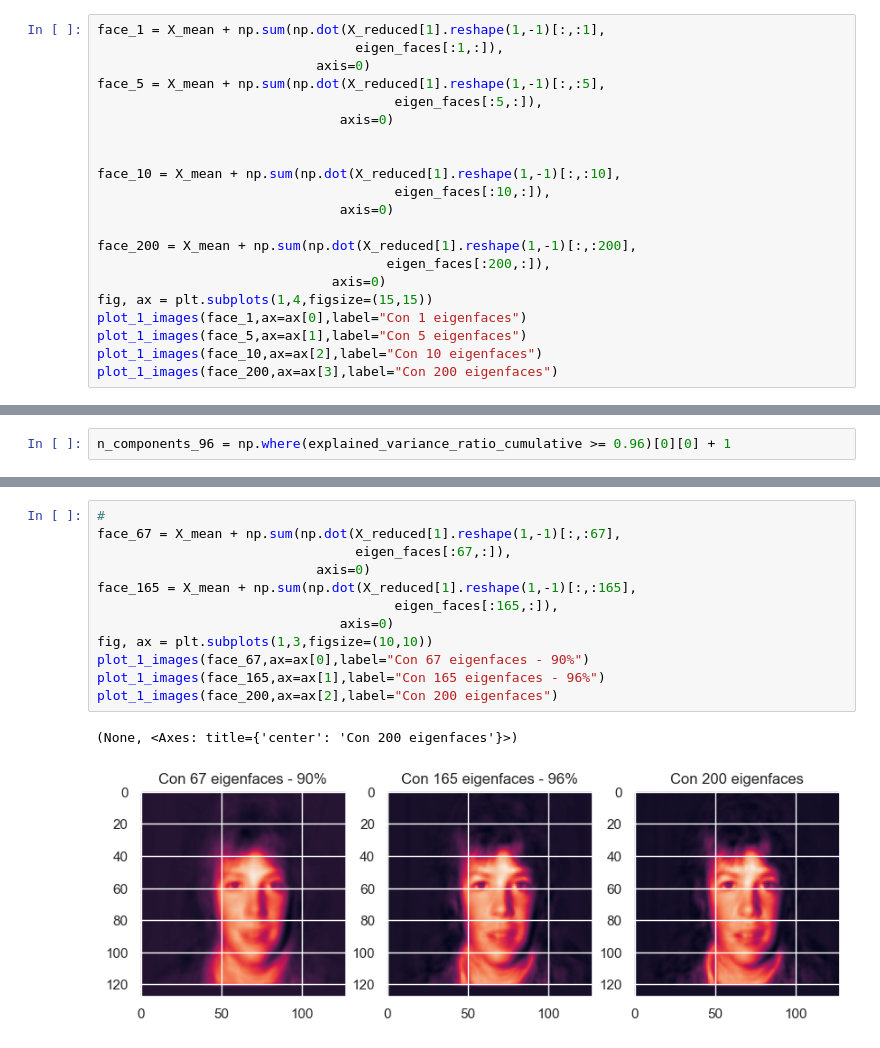
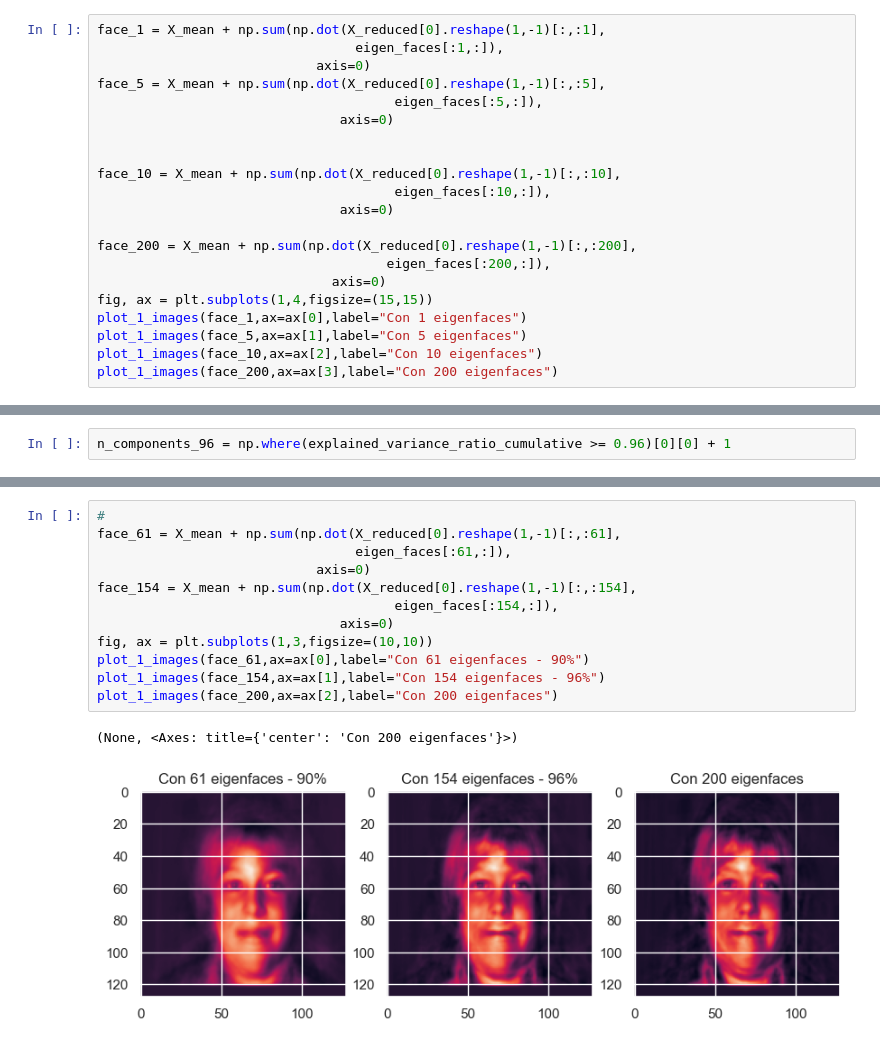
Before and after one commit to MiguelRiosT/Estadistica3_2023-2, a Jupyter notebook: Tarea2/Punto1PCA.ipynb, the cells around one changed output, grey strips where cells are left out. Saved outputs shown, nothing was run; the diff lists cells and outputs as text.

```diff
--- a/Tarea2/Punto1PCA.ipynb
+++ b/Tarea2/Punto1PCA.ipynb
@@ -146,17 +152,17 @@ plot_1_images(X_mean + face_1.sum(axis=0) )
 # %%
-face_1 = X_mean + np.sum(np.dot(X_reduced[1].reshape(1,-1)[:,:1],
+face_1 = X_mean + np.sum(np.dot(X_reduced[0].reshape(1,-1)[:,:1],
                                  eigen_faces[:1,:]),
                             axis=0)
-face_5 = X_mean + np.sum(np.dot(X_reduced[1].reshape(1,-1)[:,:5],
+face_5 = X_mean + np.sum(np.dot(X_reduced[0].reshape(1,-1)[:,:5],
                                       eigen_faces[:5,:]),
                                axis=0)
 
 
-face_10 = X_mean + np.sum(np.dot(X_reduced[1].reshape(1,-1)[:,:10],
+face_10 = X_mean + np.sum(np.dot(X_reduced[0].reshape(1,-1)[:,:10],
                                       eigen_faces[:10,:]),
                                axis=0)
 
-face_200 = X_mean + np.sum(np.dot(X_reduced[1].reshape(1,-1)[:,:200],
+face_200 = X_mean + np.sum(np.dot(X_reduced[0].reshape(1,-1)[:,:200],
                                      eigen_faces[:200,:]),
                               axis=0)
 fig, ax = plt.subplots(1,4,figsize=(15,15))
@@ -185,15 +191,15 @@ componentes que explican el 96%:  165
 # %%
 #
-face_67 = X_mean + np.sum(np.dot(X_reduced[1].reshape(1,-1)[:,:67],
-                                 eigen_faces[:67,:]),
+face_61 = X_mean + np.sum(np.dot(X_reduced[0].reshape(1,-1)[:,:61],
+                                 eigen_faces[:61,:]),
                             axis=0)
-face_165 = X_mean + np.sum(np.dot(X_reduced[1].reshape(1,-1)[:,:165],
-                                      eigen_faces[:165,:]),
+face_154 = X_mean + np.sum(np.dot(X_reduced[0].reshape(1,-1)[:,:154],
+                                      eigen_faces[:154,:]),
                                axis=0)
 fig, ax = plt.subplots(1,3,figsize=(10,10))
-plot_1_images(face_67,ax=ax[0],label="Con 67 eigenfaces - 90%")
-plot_1_images(face_165,ax=ax[1],label="Con 165 eigenfaces - 96%")
+plot_1_images(face_61,ax=ax[0],label="Con 61 eigenfaces - 90%")
+plot_1_images(face_154,ax=ax[1],label="Con 154 eigenfaces - 96%")
 plot_1_images(face_200,ax=ax[2],label="Con 200 eigenfaces")
 # %% [output]
 (None, <Axes: title={'center': 'Con 200 eigenfaces'}>)
-[figure, old version]
+[figure, new version]
```
Also changed, not shown: parts of 27 cells of this notebook.
